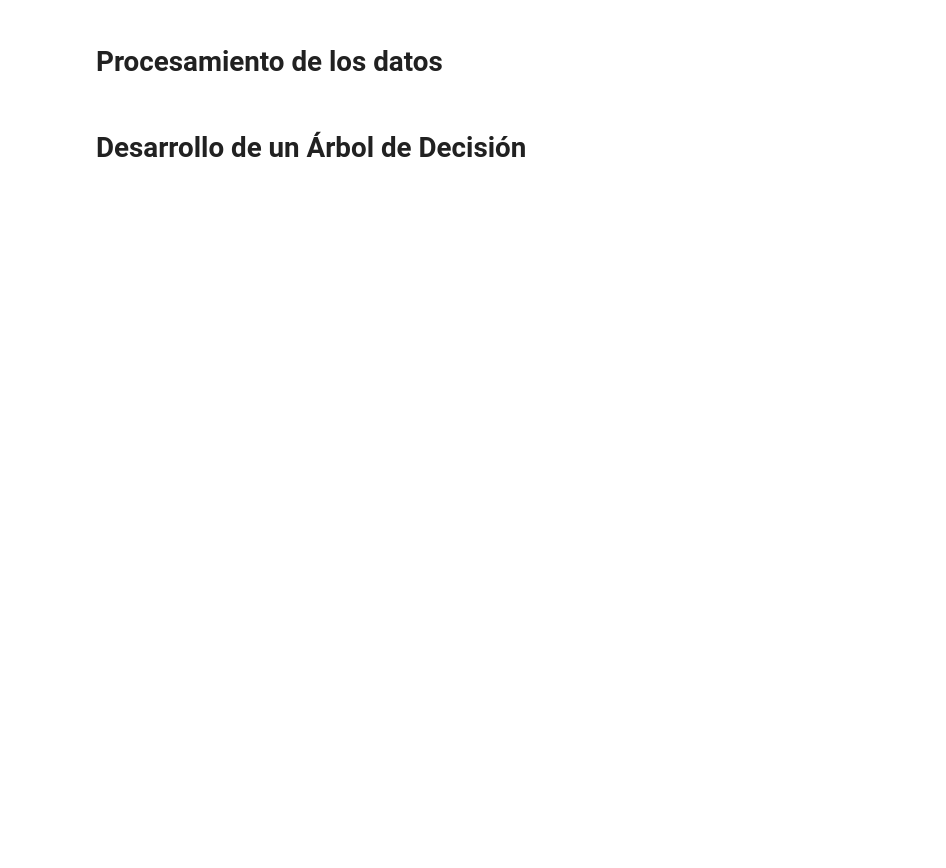
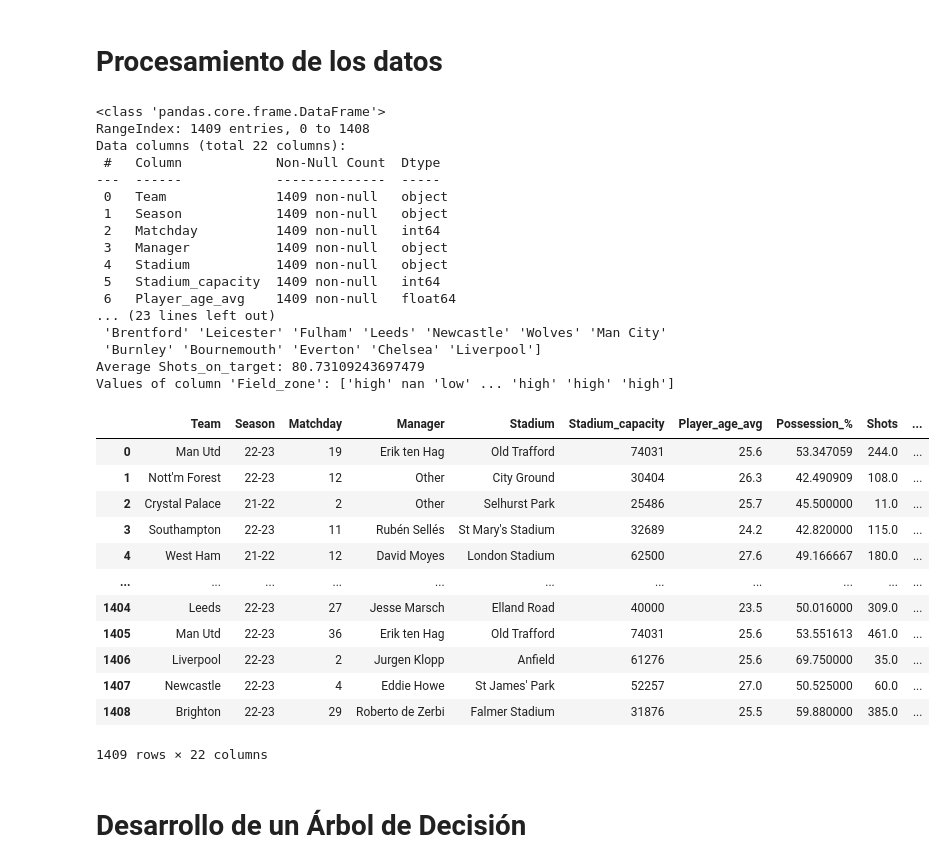
Before and after one commit to simonfredes/IA-Machine-Learning, a Jupyter notebook: Template.ipynb, the cells around one changed output. Saved outputs shown, nothing was run; the diff lists cells and outputs as text; code cells hidden in the pictures; blank space fills up the shorter version.

```diff
--- a/Template.ipynb
+++ b/Template.ipynb
@@ -45,4 +61,60 @@ FileNotFoundError: [Errno 2] No such file or directory: './football.csv'
 # %% [markdown]
 # Procesamiento de los datos
+# %%
+df_futbol.info()
+different_values = df_futbol['Manager'].unique()
+print("Different values in column 'Manager':", different_values)
+
+different_values = df_futbol['Team'].unique()
+print("Different values in column 'Team':", different_values)
+
+
+promedio_shots_on_target = df_futbol['Shots_on_target'].mean()
+print("Average Shots_on_target:", promedio_shots_on_target)
+
+#completamos los valores nulos con el promedio
+df_futbol['Shots_on_target'].fillna(df_futbol['Shots_on_target'].mean(), inplace=True)
+
+# Complete the null values in the 'Manager' column with the string 'Other'
+df_futbol['Manager'].fillna('Other', inplace=True)
+
+field_zone_values = df_futbol['Field_zone'].values
+print("Values of column 'Field_zone':", field_zone_values)
+
+#eliminamos passes?
+#df_futbol.drop('Passes', axis=1, inplace=True)
+
+df_futbol
+# %% [output]
+<class 'pandas.core.frame.DataFrame'>
+RangeIndex: 1409 entries, 0 to 1408
+Data columns (total 22 columns):
+ #   Column            Non-Null Count  Dtype
+---  ------            --------------  -----
+ 0   Team              1409 non-null   object
+ 1   Season            1409 non-null   object
+ 2   Matchday          1409 non-null   int64
+ 3   Manager           1409 non-null   object
+ 4   Stadium           1409 non-null   object
+ 5   Stadium_capacity  1409 non-null   int64
+ 6   Player_age_avg    1409 non-null   float64
+... (23 lines left out)
+ 'Brentford' 'Leicester' 'Fulham' 'Leeds' 'Newcastle' 'Wolves' 'Man City'
+ 'Burnley' 'Bournemouth' 'Everton' 'Chelsea' 'Liverpool']
+Average Shots_on_target: 80.73109243697479
+Values of column 'Field_zone': ['high' nan 'low' ... 'high' 'high' 'high']
+|  | Team | Season | Matchday | Manager | Stadium | Stadium_capacity | Player_age_avg | Possession_% | Shots | ... |
+| 0 | Man Utd | 22-23 | 19 | Erik ten Hag | Old Trafford | 74031 | 25.6 | 53.347059 | 244.0 | ... |
+| 1 | Nott'm Forest | 22-23 | 12 | Other | City Ground | 30404 | 26.3 | 42.490909 | 108.0 | ... |
+| 2 | Crystal Palace | 21-22 | 2 | Other | Selhurst Park | 25486 | 25.7 | 45.500000 | 11.0 | ... |
+| 3 | Southampton | 22-23 | 11 | Rubén Sellés | St Mary's Stadium | 32689 | 24.2 | 42.820000 | 115.0 | ... |
+| 4 | West Ham | 21-22 | 12 | David Moyes | London Stadium | 62500 | 27.6 | 49.166667 | 180.0 | ... |
+| ... | ... | ... | ... | ... | ... | ... | ... | ... | ... | ... |
+| 1404 | Leeds | 22-23 | 27 | Jesse Marsch | Elland Road | 40000 | 23.5 | 50.016000 | 309.0 | ... |
+| 1405 | Man Utd | 22-23 | 36 | Erik ten Hag | Old Trafford | 74031 | 25.6 | 53.551613 | 461.0 | ... |
+| 1406 | Liverpool | 22-23 | 2 | Jurgen Klopp | Anfield | 61276 | 25.6 | 69.750000 | 35.0 | ... |
+| 1407 | Newcastle | 22-23 | 4 | Eddie Howe | St James' Park | 52257 | 27.0 | 50.525000 | 60.0 | ... |
+| 1408 | Brighton | 22-23 | 29 | Roberto de Zerbi | Falmer Stadium | 31876 | 25.5 | 59.880000 | 385.0 | ... |
+1409 rows × 22 columns
 # %% [markdown]
 # Desarrollo de un Árbol de Decisión
```
Also changed, not shown: parts of 2 cells of this notebook, 1 other file.
